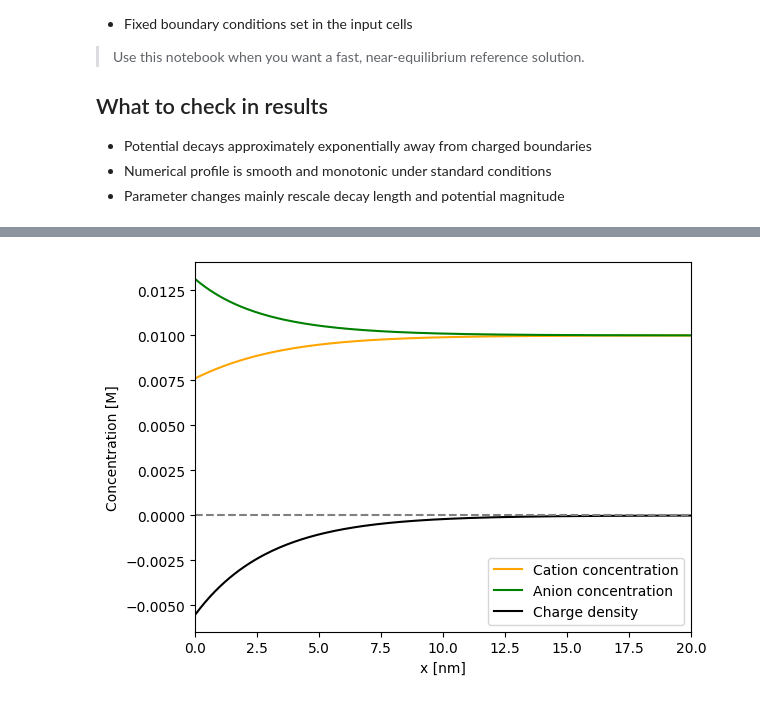
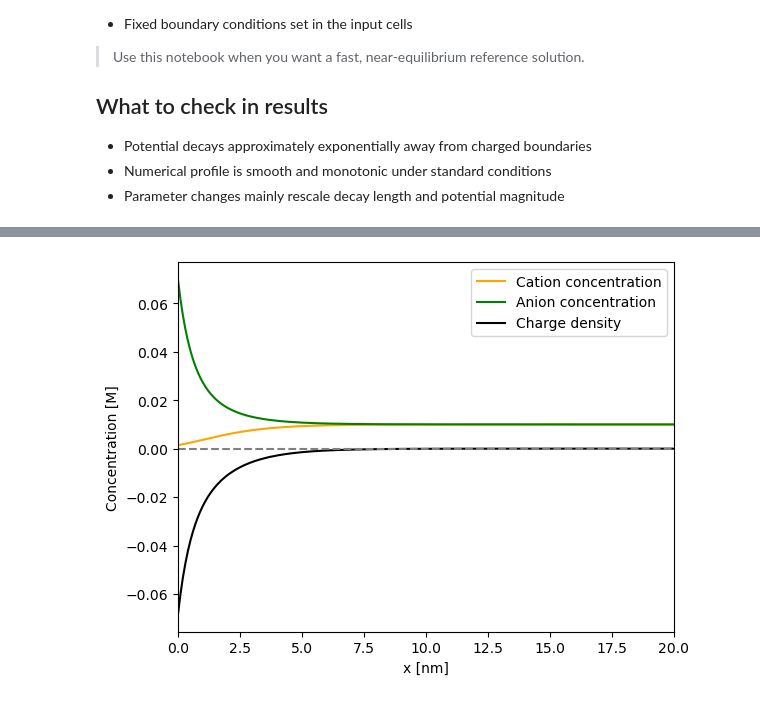
Before and after one commit to ChiahsinChu/fdm-edl, a Jupyter notebook: examples/00.1D-PB_analytical/linear_pb.ipynb, the cells around one changed output, grey strips where cells are left out. Cells and saved outputs as stored; diff of their text form; code cells hidden in the pictures.

```diff
--- a/examples/00.1D-PB_analytical/linear_pb.ipynb
+++ b/examples/00.1D-PB_analytical/linear_pb.ipynb
@@ -58,21 +58,21 @@ plt.show()
 # %%
 fig, ax = plt.subplots()
 
 # ion conc in mol/L
-c_cation = linear_pb.edl_status.ion_conc["Na"]
-c_anion = linear_pb.edl_status.ion_conc["Cl"]
+c_cation = linear_pb.edl_status.ion_conc["Ca"]
+c_anion = linear_pb.edl_status.ion_conc["SO4"]
 
 ax.plot(x.to("nm"), c_cation, color="orange", label="Cation concentration")
 ax.plot(x.to("nm"), c_anion, color="green", label="Anion concentration")
 ax.plot(x.to("nm"), c_cation - c_anion, color="k", label="Charge density")
 
 ax.axhline(0.0, color="gray", linestyle="dashed")
 
 ax.set_xlim(0, 20)
 ax.set_xlabel("x [nm]")
 ax.set_ylabel("Concentration [M]")
 ax.legend()
 
 plt.show()
 # %% [output]
-[figure, old version]
+[figure, new version]
```
Also changed, not shown: parts of 3 cells of this notebook, 7 other files.
